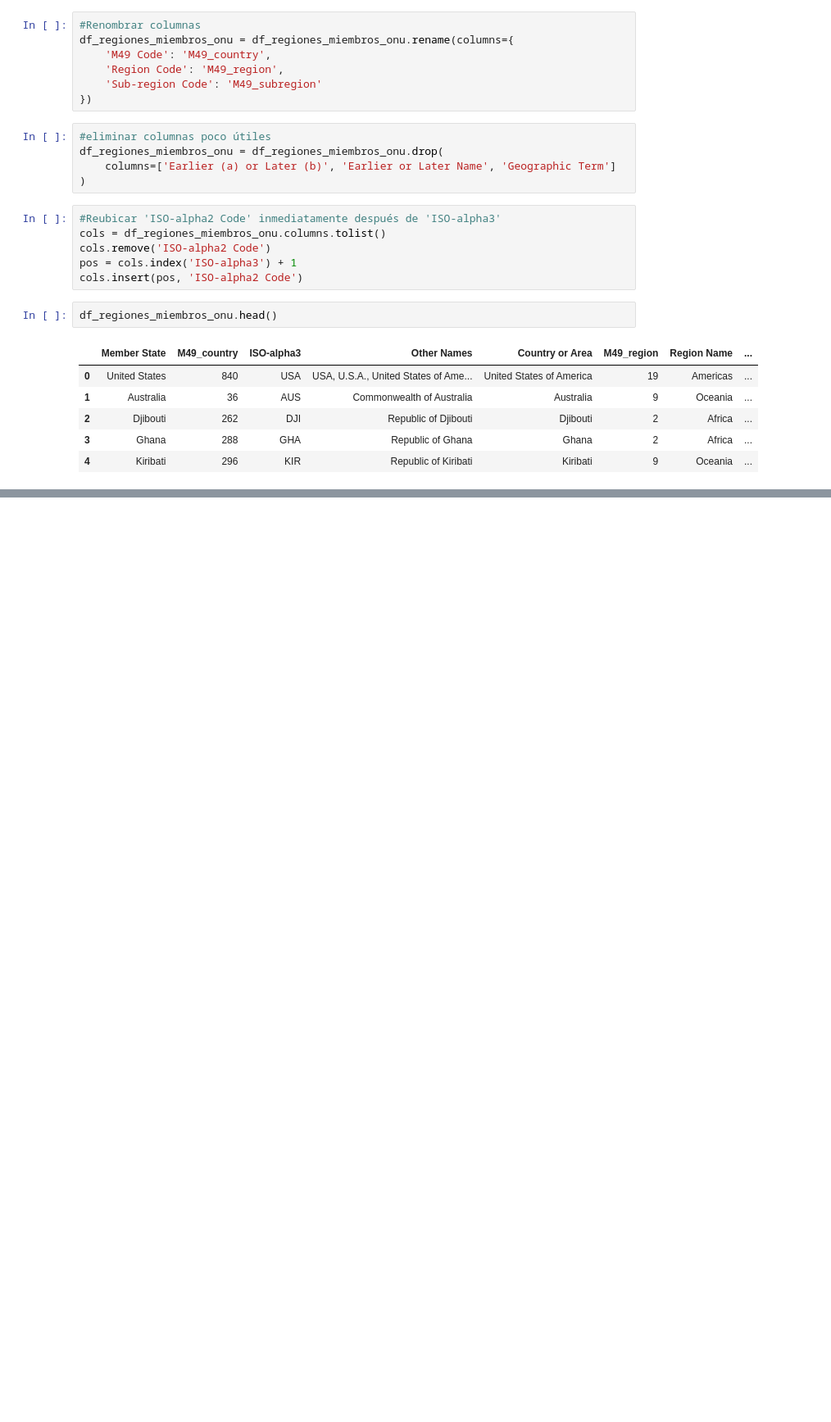
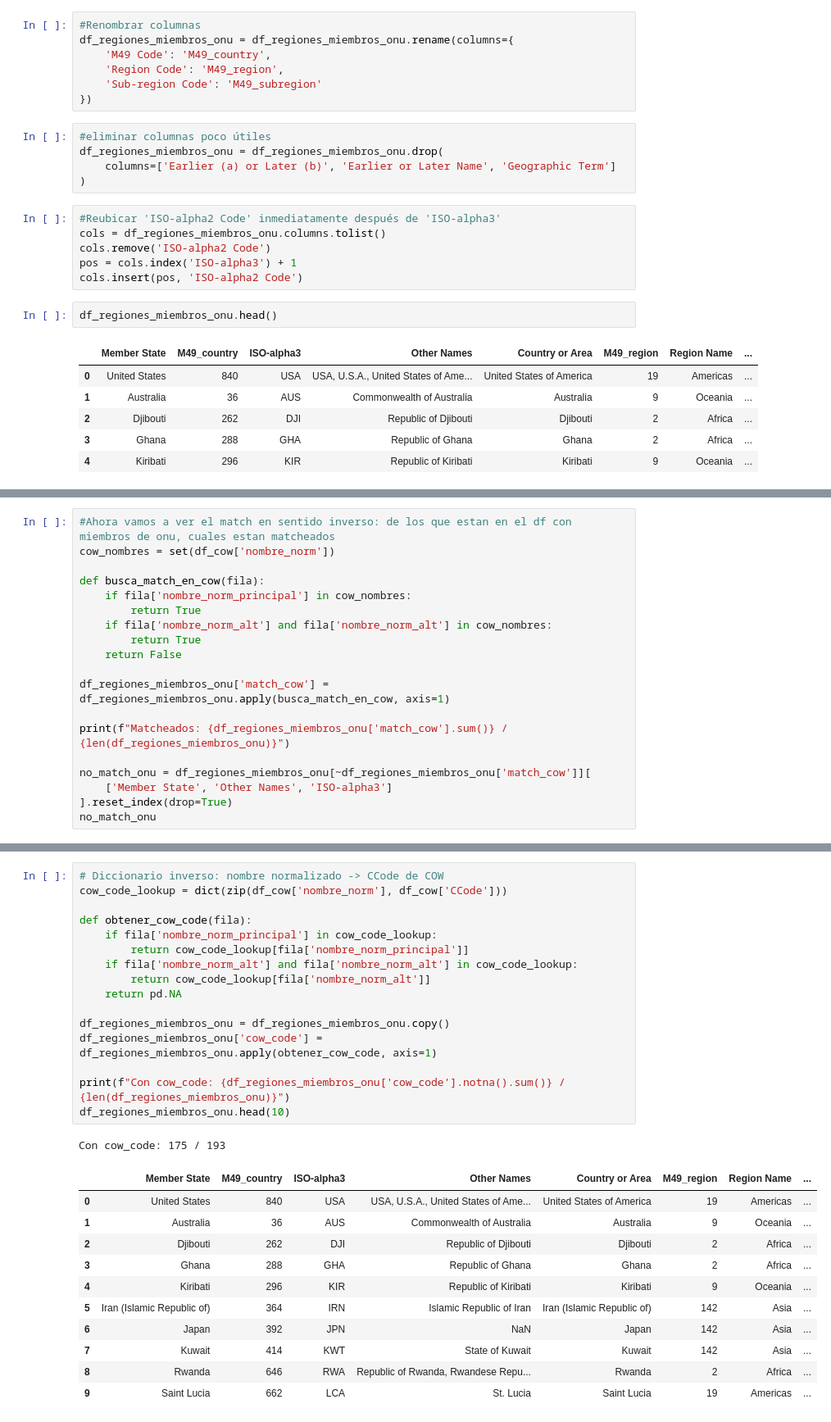
Before and after one commit to carmelaroman94-png/TFM, a Jupyter notebook: 03_estandarizando_codigos.ipynb, the cells around one changed output, grey strips where cells are left out. Shown at 82% size. Saved outputs shown, nothing was run; the diff lists cells and outputs as text; blank space fills up the shorter version.

```diff
--- a/03_estandarizando_codigos.ipynb
+++ b/03_estandarizando_codigos.ipynb
@@ -150,0 +238,19 @@ df_regiones_miembros_onu.head()
+# %%
+#Ahora vamos a ver el match en sentido inverso: de los que estan en el df con miembros de onu, cuales estan matcheados
+cow_nombres = set(df_cow['nombre_norm'])
+
+def busca_match_en_cow(fila):
+    if fila['nombre_norm_principal'] in cow_nombres:
+        return True
+    if fila['nombre_norm_alt'] and fila['nombre_norm_alt'] in cow_nombres:
+        return True
+    return False
+
+df_regiones_miembros_onu['match_cow'] = df_regiones_miembros_onu.apply(busca_match_en_cow, axis=1)
+
+print(f"Matcheados: {df_regiones_miembros_onu['match_cow'].sum()} / {len(df_regiones_miembros_onu)}")
+
+no_match_onu = df_regiones_miembros_onu[~df_regiones_miembros_onu['match_cow']][
+    ['Member State', 'Other Names', 'ISO-alpha3']
+].reset_index(drop=True)
+no_match_onu
@@ -150,0 +276,29 @@ df_regiones_miembros_onu.head()
+# %%
+# Diccionario inverso: nombre normalizado -> CCode de COW
+cow_code_lookup = dict(zip(df_cow['nombre_norm'], df_cow['CCode']))
+
+def obtener_cow_code(fila):
+    if fila['nombre_norm_principal'] in cow_code_lookup:
+        return cow_code_lookup[fila['nombre_norm_principal']]
+    if fila['nombre_norm_alt'] and fila['nombre_norm_alt'] in cow_code_lookup:
+        return cow_code_lookup[fila['nombre_norm_alt']]
+    return pd.NA
+
+df_regiones_miembros_onu = df_regiones_miembros_onu.copy()
+df_regiones_miembros_onu['cow_code'] = df_regiones_miembros_onu.apply(obtener_cow_code, axis=1)
+
+print(f"Con cow_code: {df_regiones_miembros_onu['cow_code'].notna().sum()} / {len(df_regiones_miembros_onu)}")
+df_regiones_miembros_onu.head(10)
+# %% [output]
+Con cow_code: 175 / 193
+|  | Member State | M49_country | ISO-alpha3 | Other Names | Country or Area | M49_region | Region Name | ... |
+| 0 | United States | 840 | USA | USA, U.S.A., United States of Ame... | United States of America | 19 | Americas | ... |
+| 1 | Australia | 36 | AUS | Commonwealth of Australia | Australia | 9 | Oceania | ... |
+| 2 | Djibouti | 262 | DJI | Republic of Djibouti | Djibouti | 2 | Africa | ... |
+| 3 | Ghana | 288 | GHA | Republic of Ghana | Ghana | 2 | Africa | ... |
+| 4 | Kiribati | 296 | KIR | Republic of Kiribati | Kiribati | 9 | Oceania | ... |
+| 5 | Iran (Islamic Republic of) | 364 | IRN | Islamic Republic of Iran | Iran (Islamic Republic of) | 142 | Asia | ... |
+| 6 | Japan | 392 | JPN | NaN | Japan | 142 | Asia | ... |
+| 7 | Kuwait | 414 | KWT | State of Kuwait | Kuwait | 142 | Asia | ... |
+| 8 | Rwanda | 646 | RWA | Republic of Rwanda, Rwandese Repu... | Rwanda | 2 | Africa | ... |
+| 9 | Saint Lucia | 662 | LCA | St. Lucia | Saint Lucia | 19 | Americas | ... |
```
Also changed, not shown: parts of 20 cells of this notebook, 14 other files.
